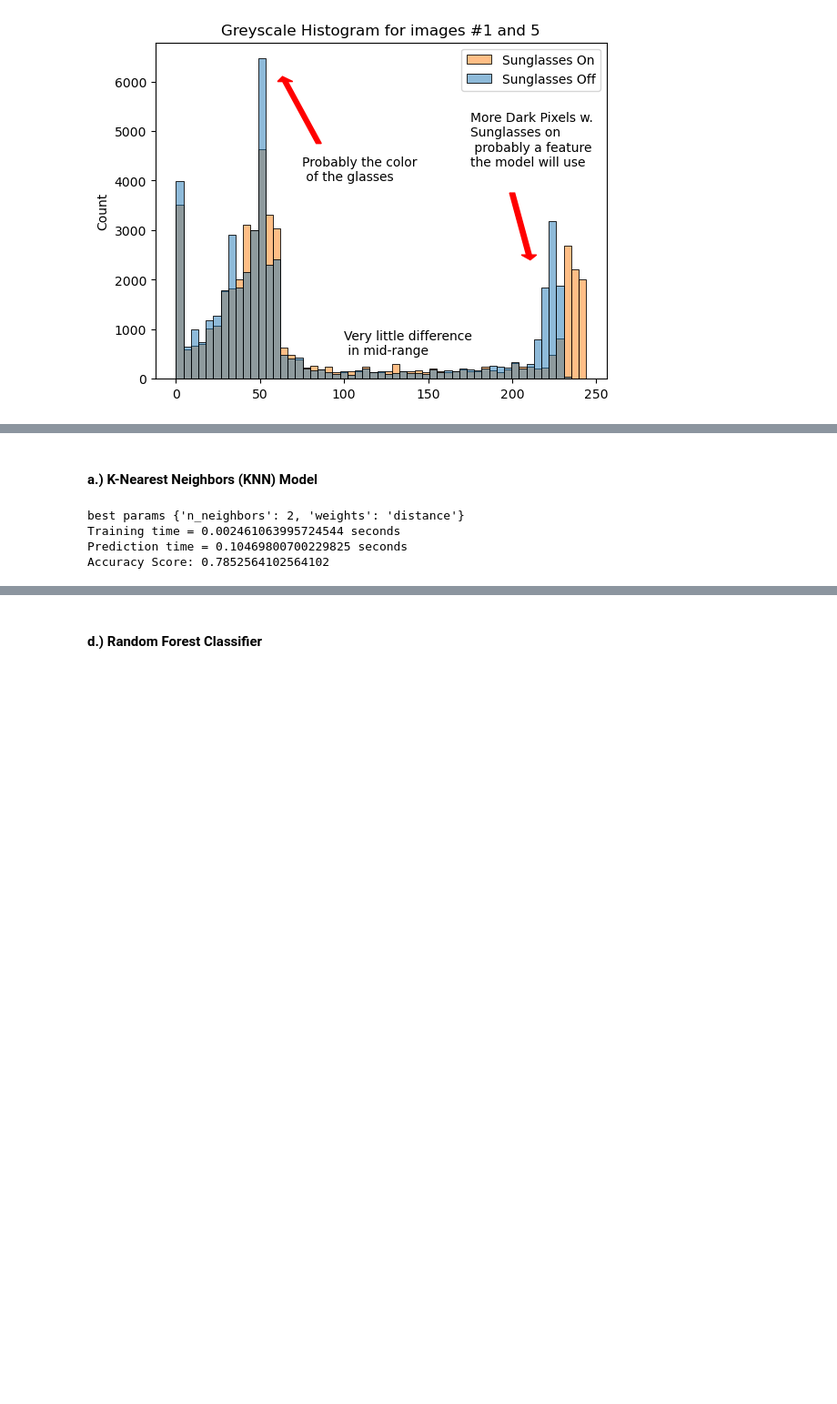
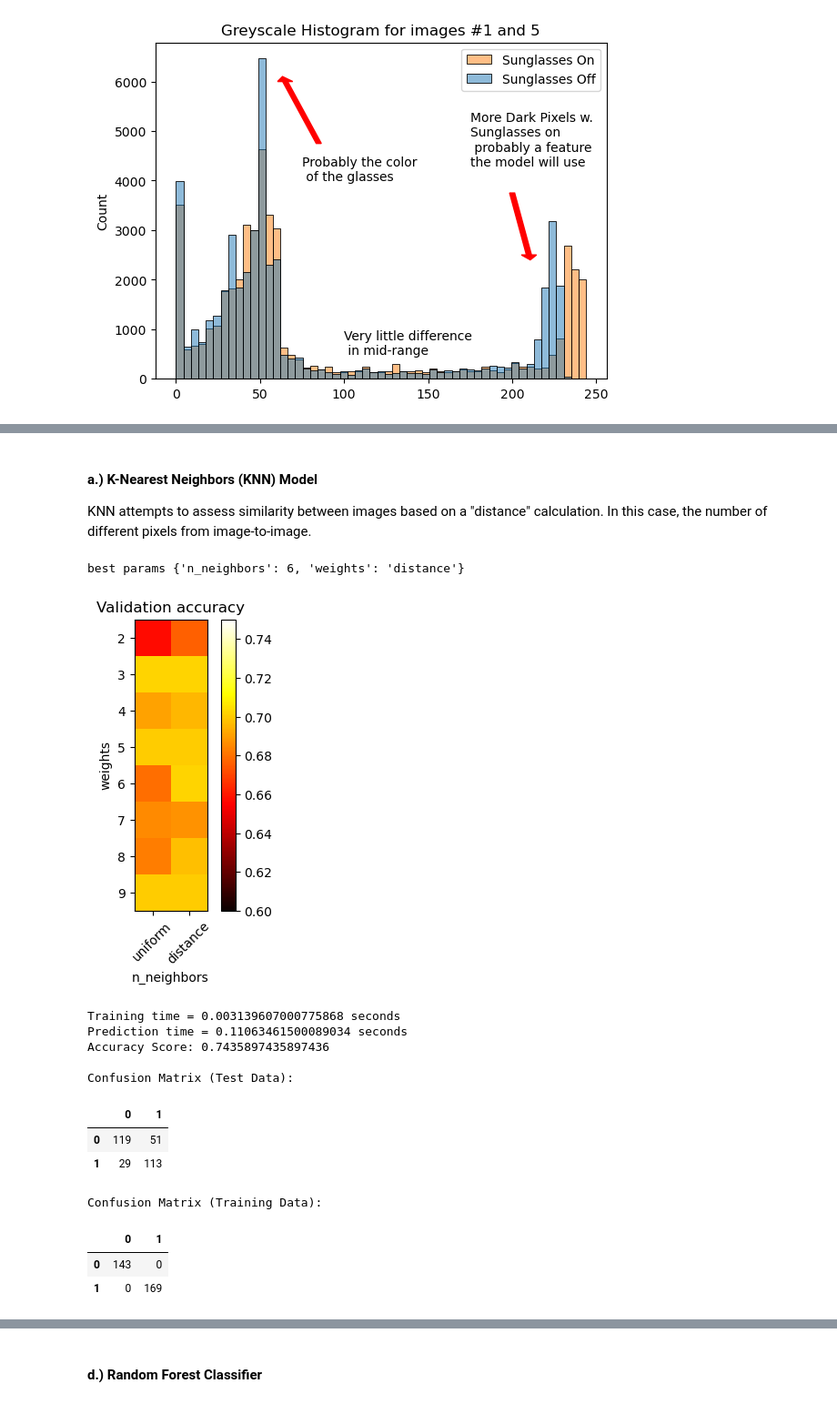
Before and after one commit to masc3796/dtsa5509_final, a Jupyter notebook: Sunglasses.ipynb, the cells around one changed output, grey strips where cells are left out. Shown at 91% size. Saved outputs shown, nothing was run; the diff lists cells and outputs as text; code cells hidden in the pictures; blank space fills up the shorter version.

```diff
--- a/Sunglasses.ipynb
+++ b/Sunglasses.ipynb
@@ -250,34 +279,62 @@ X_train, X_test, y_train, y_test = train_test_split(X, y, test_size = 0.50)
 # %% [markdown]
 #### a.) K-Nearest Neighbors (KNN) Model
+
+KNN attempts to assess similarity between images based on a "distance" calculation. In this case, the number of different pixels from image-to-image.
 # %%
+#We will use GridSearch cross validation to iterate over model parameters
 parameters = {
-    "n_neighbors" : np.asarray([i for i in range(2, 7)]),
+    "n_neighbors" : np.asarray([i for i in range(2, 10)]),
     "weights" : ["uniform", "distance"],
 }
 
-clf = KNeighborsClassifier()
-grid = GridSearchCV(clf, parameters, cv= 5, scoring="accuracy")
-grid.fit(X_train, y_train)
+#Here we'll do the Grid Search Cross-validation with K-folds = 5
+clf_KNN = KNeighborsClassifier()
+grid_KNN = GridSearchCV(clf_KNN, parameters, cv= 5, scoring="accuracy")
+grid_KNN.fit(X, y)
+print("best params", grid_KNN.best_params_)
 
-print("best params", grid.best_params_)
+plotSearchGrid(grid_KNN, "n_neighbors", "weights", vmin=0.60, vmax=0.75)
 
+clf_KNN = KNeighborsClassifier(
+        n_neighbors = grid_KNN.best_params_["n_neighbors"],
+        weights = grid_KNN.best_params_["weights"]
+)
 
-clf = KNeighborsClassifier(n_neighbors = grid.best_params_["n_neighbors"], weights = grid.best_params_["weights"])
 start = timer()
-clf.fit(X_train, y_train)
+clf_KNN.fit(X_train, y_train)
 end = timer()
 print(f"Training time = {end-start} seconds")
 #clf = grid.best_estimator_
 
-
 start = timer()
-y_pred = clf.predict(X_test)
+y_pred_test_KNN = clf_KNN.predict(X_test)
 end = timer()
 
 print(f"Prediction time = {end-start} seconds")
-print("Accuracy Score:", accuracy_score(y_test, y_pred))
+print("Accuracy Score:", accuracy_score(y_test, y_pred_test_KNN))
+
+conf_matrix_KNN_test = confusion_matrix(y_test, y_pred_test_KNN)
+conf_matrix_KNN_test = pd.DataFrame(conf_matrix_KNN_test)
+print("\nConfusion Matrix (Test Data):")
+display(HTML(conf_matrix_KNN_test.to_html()))
+
+y_pred_train_KNN = clf_KNN.predict(X_train)
+conf_matrix_KNN_train = confusion_matrix(y_train, y_pred_train_KNN)
+conf_matrix_KNN_train = pd.DataFrame(conf_matrix_KNN_train)
+print("\nConfusion Matrix (Training Data):")
+display(HTML(conf_matrix_KNN_train.to_html()))
 # %% [output]
-best params {'n_neighbors': 2, 'weights': 'distance'}
-Training time = 0.002461063995724544 seconds
-Prediction time = 0.10469800700229825 seconds
-Accuracy Score: 0.7852564102564102
+best params {'n_neighbors': 6, 'weights': 'distance'}
+[figure, added]
+Training time = 0.003139607000775868 seconds
+Prediction time = 0.11063461500089034 seconds
+Accuracy Score: 0.7435897435897436
+
+Confusion Matrix (Test Data):
+|  | 0 | 1 |
+| 0 | 119 | 51 |
+| 1 | 29 | 113 |
+Confusion Matrix (Training Data):
+|  | 0 | 1 |
+| 0 | 143 | 0 |
+| 1 | 0 | 169 |
```
Also changed, not shown: parts of 20 cells of this notebook, 3 other files.
